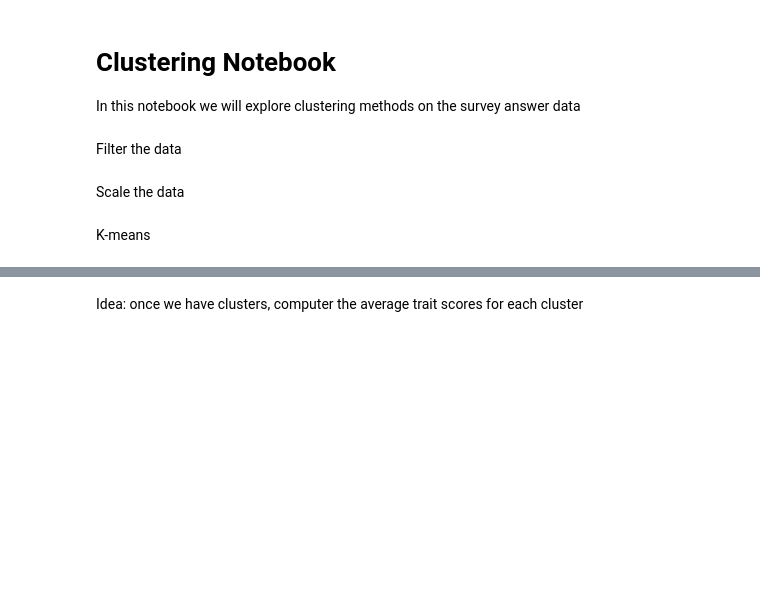
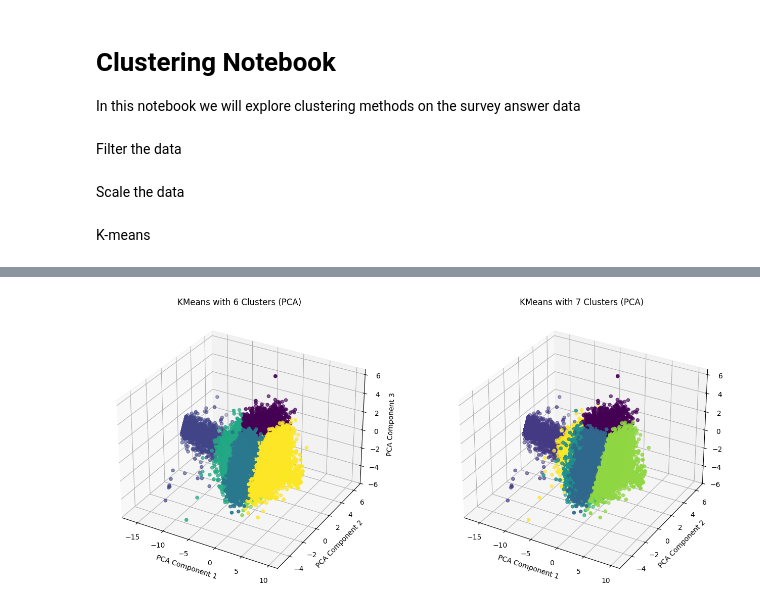
Before and after one commit to jbmages/capstone-project, a Jupyter notebook: notebooks/clustering.ipynb, the cells around one changed output, grey strips where cells are left out. Drawn from its saved outputs; the diff is of its cells as text; code cells hidden in the pictures; blank space fills up the shorter version.

```diff
--- a/notebooks/clustering.ipynb
+++ b/notebooks/clustering.ipynb
@@ -199,2 +119,29 @@ DBSCAN: 268.8381
-# %% [markdown]
-Idea: once we have clusters, computer the average trait scores for each cluster
+# %%
+# Use PCA for 3D reduction
+pca = PCA(n_components=3)
+data_pca = pca.fit_transform(score_data)
+
+# Create subplots for 3D visualization
+fig = plt.figure(figsize=(14, 6))
+
+# 3D Plot for 6 clusters
+ax1 = fig.add_subplot(121, projection='3d')
+ax1.scatter(data_pca[:, 0], data_pca[:, 1], data_pca[:, 2], c=clusters_6, cmap='viridis', marker='o')
+ax1.set_title('KMeans with 6 Clusters (PCA)')
+ax1.set_xlabel('PCA Component 1')
+ax1.set_ylabel('PCA Component 2')
+ax1.set_zlabel('PCA Component 3')
+
+# 3D Plot for 7 clusters
+ax2 = fig.add_subplot(122, projection='3d')
+ax2.scatter(data_pca[:, 0], data_pca[:, 1], data_pca[:, 2], c=clusters_7, cmap='viridis', marker='o')
+ax2.set_title('KMeans with 7 Clusters (PCA)')
+ax2.set_xlabel('PCA Component 1')
+ax2.set_ylabel('PCA Component 2')
+ax2.set_zlabel('PCA Component 3')
+
+# Adjust layout and show
+plt.tight_layout()
+plt.show()
+# %% [output]
+[figure, added]
```
Also changed, not shown: parts of 9 cells of this notebook.
